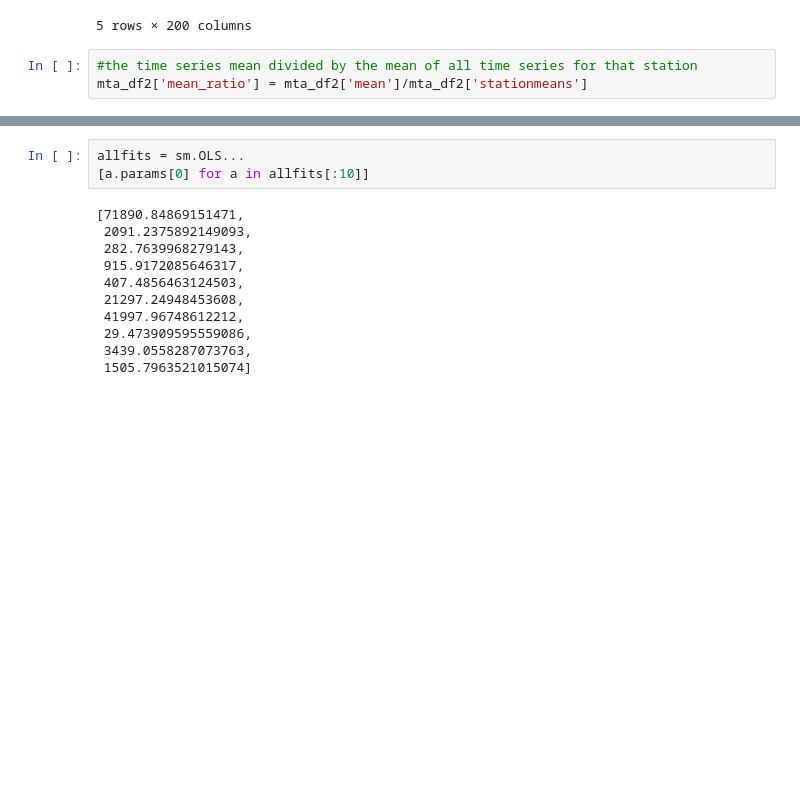
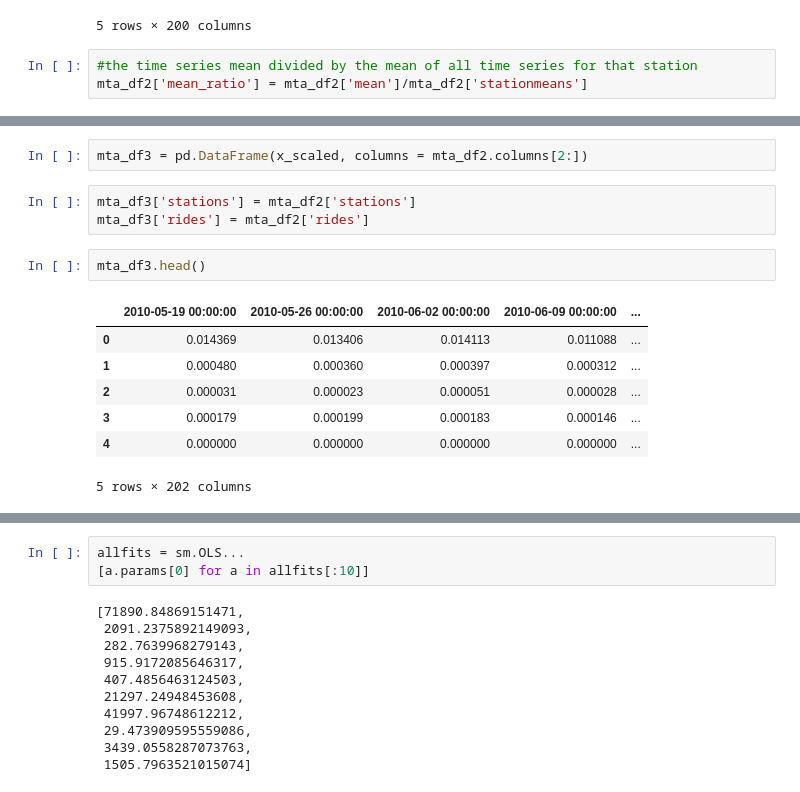
Before and after one commit to samjfalk/PUI2018_sjf374, a Jupyter notebook: HW11_sjf374/HW11_sjf374.ipynb, the cells around one changed output, grey strips where cells are left out. Drawn from its saved outputs; the diff is of its cells as text; blank space fills up the shorter version.

```diff
--- a/HW11_sjf374/HW11_sjf374.ipynb
+++ b/HW11_sjf374/HW11_sjf374.ipynb
@@ -853 +773,16 @@ array([18634.01356896,   540.86282986,    70.42970157,   200.63432488,
+# %%
+mta_df3 = pd.DataFrame(x_scaled, columns = mta_df2.columns[2:])
+# %%
+mta_df3['stations'] = mta_df2['stations']
+mta_df3['rides'] = mta_df2['rides']
+# %%
+mta_df3.head()
+# %% [output]
+|  | 2010-05-19 00:00:00 | 2010-05-26 00:00:00 | 2010-06-02 00:00:00 | 2010-06-09 00:00:00 | ... |
+| 0 | 0.014369 | 0.013406 | 0.014113 | 0.011088 | ... |
+| 1 | 0.000480 | 0.000360 | 0.000397 | 0.000312 | ... |
+| 2 | 0.000031 | 0.000023 | 0.000051 | 0.000028 | ... |
+| 3 | 0.000179 | 0.000199 | 0.000183 | 0.000146 | ... |
+| 4 | 0.000000 | 0.000000 | 0.000000 | 0.000000 | ... |
+5 rows × 202 columns
 # %%
```
Also changed, not shown: parts of 30 cells of this notebook.
